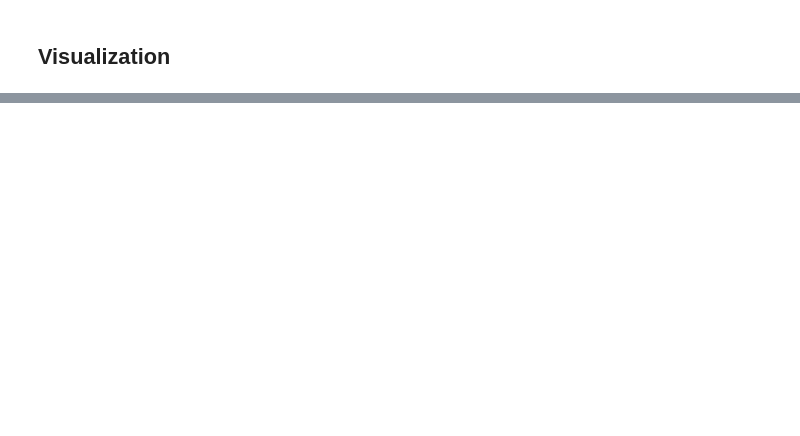
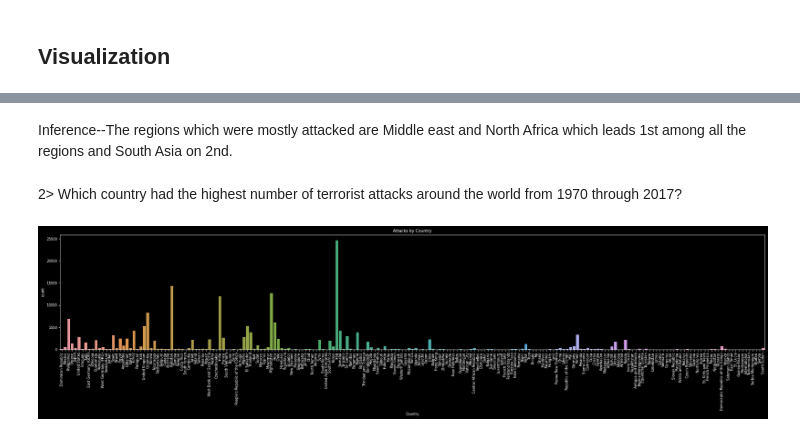
Before and after one commit to Nikkiie/Eda---Global-terrorism, a Jupyter notebook: Global_Terrorism_Analysis_Capstone_Project.ipynb, the cells around one changed output, grey strips where cells are left out. Drawn from its saved outputs; the diff is of its cells as text; code cells hidden in the pictures; blank space fills up the shorter version.

```diff
--- a/Global_Terrorism_Analysis_Capstone_Project.ipynb
+++ b/Global_Terrorism_Analysis_Capstone_Project.ipynb
@@ -350,0 +388,12 @@ sns.countplot(x=terrorism_df.Region);
+# %% [markdown]
+Inference--The regions which were mostly attacked are Middle east and North Africa which leads 1st among all the regions and South Asia on 2nd.
+# %% [markdown]
+2> Which country had the highest number of terrorist attacks around the world  from 1970 through 2017?
+# %%
+plt.figure(figsize=(30,5));
+plt.rcParams.update({'font.size':8});
+plt.xticks(rotation = 90)
+plt.title('Attacks by Country')
+sns.countplot(x=terrorism_df.Country);
+# %% [output]
+[figure, added]
```
Also changed, not shown: parts of 45 cells of this notebook.
